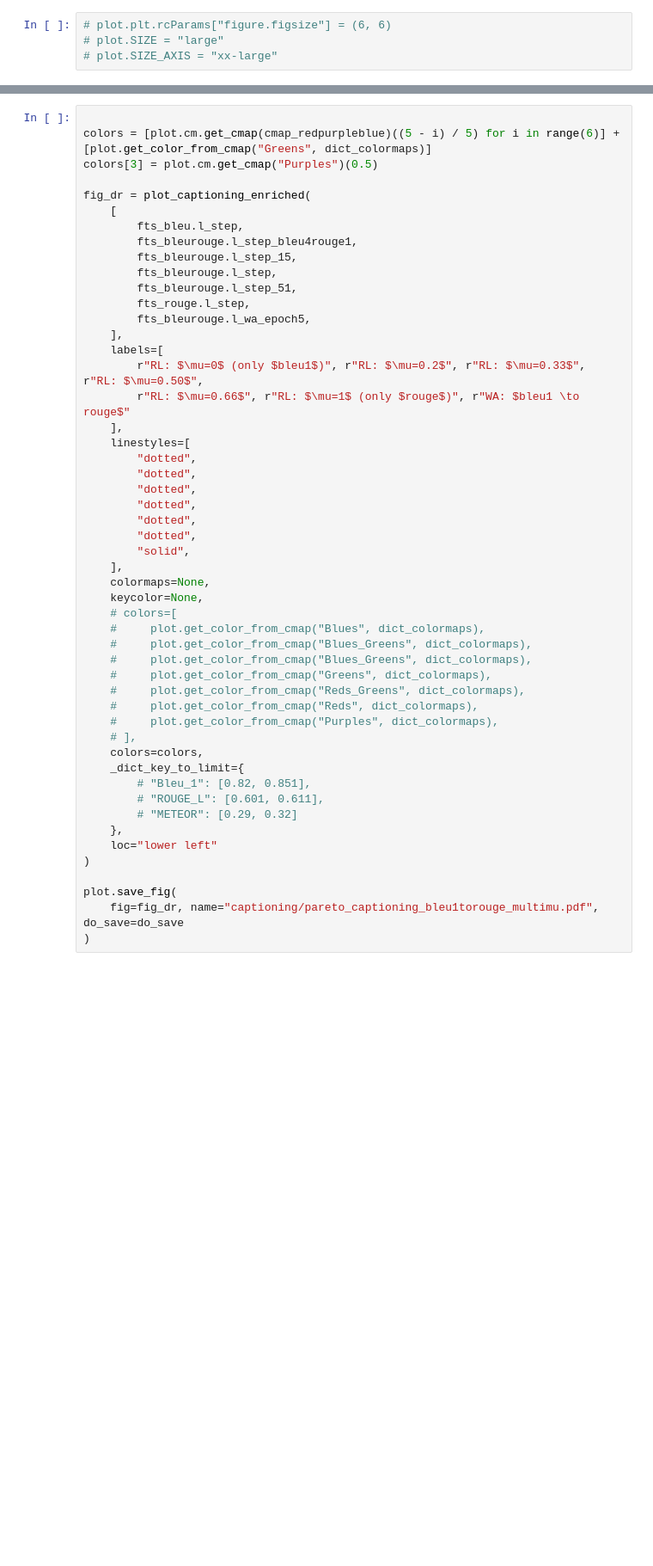
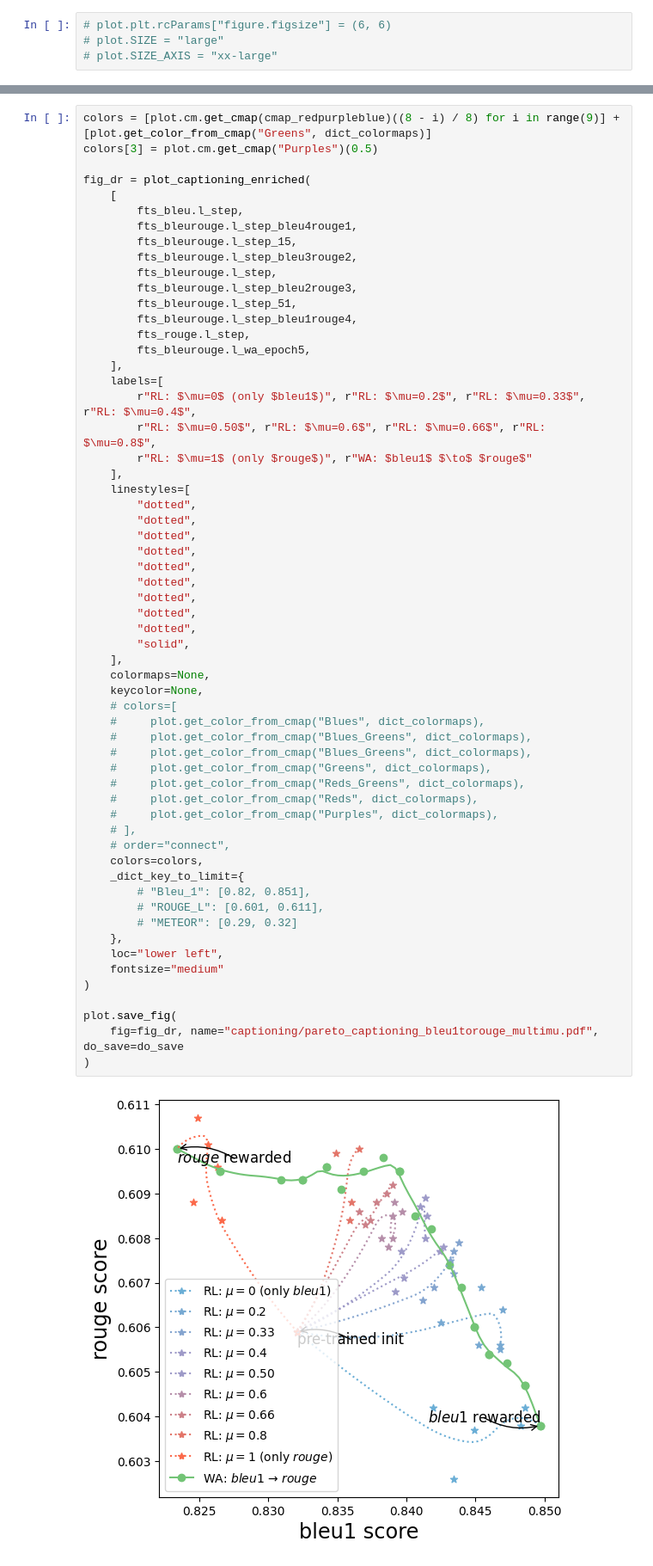
Before and after one commit to alexrame/domainbedv2, a Jupyter notebook: notebooks/rl/captioning/wa_rl_captioning.ipynb, the cells around one changed output, grey strips where cells are left out. Shown at 86% size. Saved outputs shown, nothing was run; the diff lists cells and outputs as text; blank space fills up the shorter version.

```diff
--- a/notebooks/rl/captioning/wa_rl_captioning.ipynb
+++ b/notebooks/rl/captioning/wa_rl_captioning.ipynb
@@ -561,8 +561,7 @@ def plot_captioning_enriched(list_l, order="savgol_3_1_quadratic", **kwargs):
     )
     return fig_dr
 # %%
-
-colors = [plot.cm.get_cmap(cmap_redpurpleblue)((5 - i) / 5) for i in range(6)] + [plot.get_color_from_cmap("Greens", dict_colormaps)]
+colors = [plot.cm.get_cmap(cmap_redpurpleblue)((8 - i) / 8) for i in range(9)] + [plot.get_color_from_cmap("Greens", dict_colormaps)]
 colors[3] = plot.cm.get_cmap("Purples")(0.5)
 
 fig_dr = plot_captioning_enriched(
@@ -570,47 +569,58 @@ fig_dr = plot_captioning_enriched(
         fts_bleu.l_step,
         fts_bleurouge.l_step_bleu4rouge1,
         fts_bleurouge.l_step_15,
+        fts_bleurouge.l_step_bleu3rouge2,
         fts_bleurouge.l_step,
+        fts_bleurouge.l_step_bleu2rouge3,
         fts_bleurouge.l_step_51,
+        fts_bleurouge.l_step_bleu1rouge4,
         fts_rouge.l_step,
         fts_bleurouge.l_wa_epoch5,
     ],
     labels=[
-        r"RL: $\mu=0$ (only $bleu1$)", r"RL: $\mu=0.2$", r"RL: $\mu=0.33$", r"RL: $\mu=0.50$",
-        r"RL: $\mu=0.66$", r"RL: $\mu=1$ (only $rouge$)", r"WA: $bleu1 \to rouge$"
+        r"RL: $\mu=0$ (only $bleu1$)", r"RL: $\mu=0.2$", r"RL: $\mu=0.33$", r"RL: $\mu=0.4$",
+        r"RL: $\mu=0.50$", r"RL: $\mu=0.6$", r"RL: $\mu=0.66$", r"RL: $\mu=0.8$",
+        r"RL: $\mu=1$ (only $rouge$)", r"WA: $bleu1$ $\to$ $rouge$"
     ],
     linestyles=[
+        "dotted",
+        "dotted",
+        "dotted",
         "dotted",
         "dotted",
         "dotted",
         "dotted",
         "dotted",
         "dotted",
         "solid",
     ],
     colormaps=None,
     keycolor=None,
     # colors=[
     #     plot.get_color_from_cmap("Blues", dict_colormaps),
     #     plot.get_color_from_cmap("Blues_Greens", dict_colormaps),
     #     plot.get_color_from_cmap("Blues_Greens", dict_colormaps),
     #     plot.get_color_from_cmap("Greens", dict_colormaps),
     #     plot.get_color_from_cmap("Reds_Greens", dict_colormaps),
     #     plot.get_color_from_cmap("Reds", dict_colormaps),
     #     plot.get_color_from_cmap("Purples", dict_colormaps),
     # ],
+    # order="connect",
     colors=colors,
     _dict_key_to_limit={
         # "Bleu_1": [0.82, 0.851],
         # "ROUGE_L": [0.601, 0.611],
         # "METEOR": [0.29, 0.32]
     },
-    loc="lower left"
+    loc="lower left",
+    fontsize="medium"
 )
 
 plot.save_fig(
     fig=fig_dr, name="captioning/pareto_captioning_bleu1torouge_multimu.pdf", do_save=do_save
 )
+# %% [output]
+[figure, added]
 # %%
 fig_dr = plot_captioning_enriched(
     [
```
Also changed, not shown: 3 other files.
